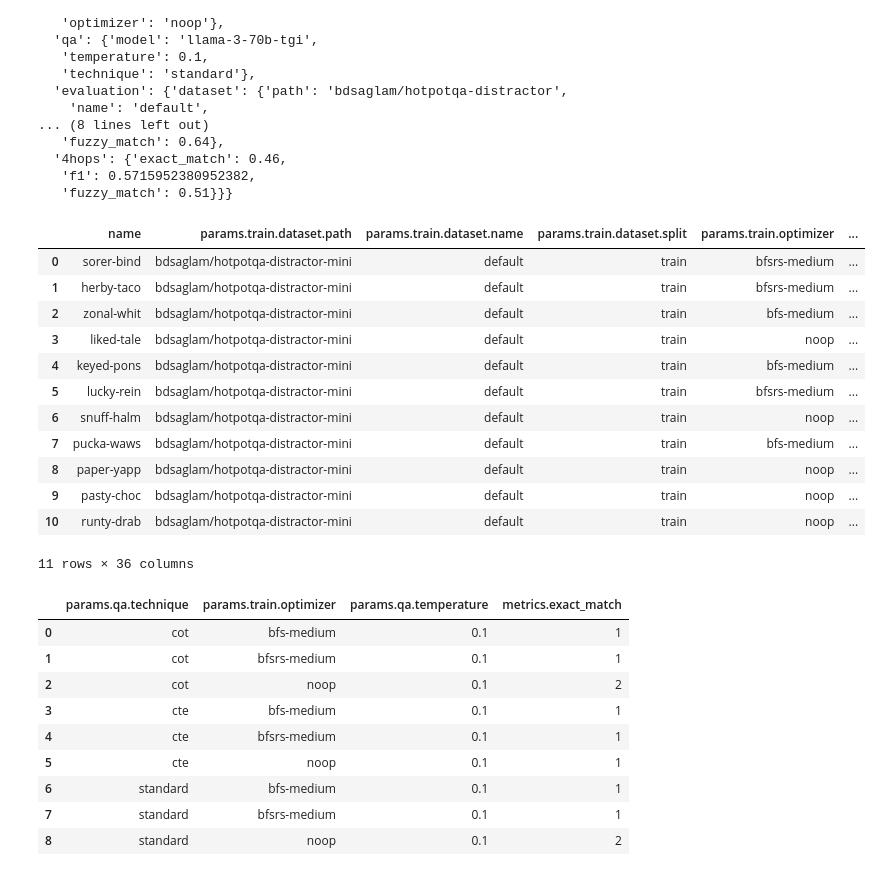
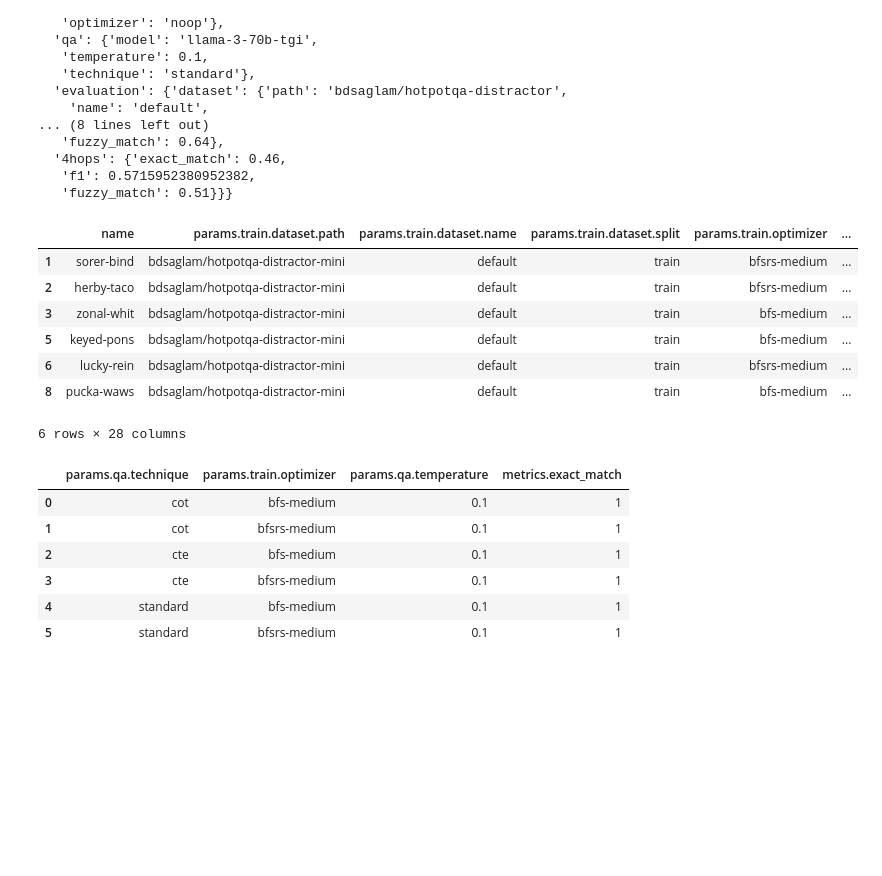
Before and after one commit to bdsaglam/pipeline-mhqa-dspy, a Jupyter notebook: nbs/hotpotqa.ipynb, the cells around one changed output. Drawn from its saved outputs; the diff is of its cells as text; code cells hidden in the pictures; blank space fills up the shorter version.

```diff
--- a/nbs/hotpotqa.ipynb
+++ b/nbs/hotpotqa.ipynb
@@ -6,7 +6,11 @@ import matplotlib.pyplot as plt
 # %%
 from bellem.dvc.experiment import load_experiments
 
-experiments = load_experiments('hotpotqa.json')
+filenames = [
+    "hotpotqa.json",
+]
+
+experiments = [exp for filename in filenames for exp in load_experiments(filename)]
 print(f"{len(experiments)} experiments")
 experiments[0]
 # %% [output]
@@ -30,29 +34,23 @@ experiments[0]
    'fuzzy_match': 0.51}}}
 # %%
 df = pd.json_normalize(experiments).drop(columns=["commit", "id"])
+df = df[df["params.evaluation.dataset.path"] == "bdsaglam/hotpotqa-distractor"].copy()
+df.drop(columns=[col for col in df.columns if 'fuzzy' in col], inplace=True)
 
 param_cols = [col for col in df.columns if col.startswith("params.")]
 metric_cols = [col for col in df.columns if col.startswith("metrics.")]
-# df.drop_duplicates(subset=param_cols, inplace=True)
-
-df = df[~df['name'].isin([None])].copy()
-df = df[df['params.evaluation.dataset.path']=='bdsaglam/hotpotqa-distractor'].copy()
-df.reset_index(drop=True, inplace=True)
+df.dropna(subset=param_cols + metric_cols, inplace=True, how="any")
+df.drop_duplicates(subset=param_cols, inplace=True)
 df
 # %% [output]
 |  | name | params.train.dataset.path | params.train.dataset.name | params.train.dataset.split | params.train.optimizer | ... |
-| 0 | sorer-bind | bdsaglam/hotpotqa-distractor-mini | default | train | bfsrs-medium | ... |
-| 1 | herby-taco | bdsaglam/hotpotqa-distractor-mini | default | train | bfsrs-medium | ... |
-| 2 | zonal-whit | bdsaglam/hotpotqa-distractor-mini | default | train | bfs-medium | ... |
-| 3 | liked-tale | bdsaglam/hotpotqa-distractor-mini | default | train | noop | ... |
-| 4 | keyed-pons | bdsaglam/hotpotqa-distractor-mini | default | train | bfs-medium | ... |
-| 5 | lucky-rein | bdsaglam/hotpotqa-distractor-mini | default | train | bfsrs-medium | ... |
-| 6 | snuff-halm | bdsaglam/hotpotqa-distractor-mini | default | train | noop | ... |
-| 7 | pucka-waws | bdsaglam/hotpotqa-distractor-mini | default | train | bfs-medium | ... |
-| 8 | paper-yapp | bdsaglam/hotpotqa-distractor-mini | default | train | noop | ... |
-| 9 | pasty-choc | bdsaglam/hotpotqa-distractor-mini | default | train | noop | ... |
-| 10 | runty-drab | bdsaglam/hotpotqa-distractor-mini | default | train | noop | ... |
+| 1 | sorer-bind | bdsaglam/hotpotqa-distractor-mini | default | train | bfsrs-medium | ... |
+| 2 | herby-taco | bdsaglam/hotpotqa-distractor-mini | default | train | bfsrs-medium | ... |
+| 3 | zonal-whit | bdsaglam/hotpotqa-distractor-mini | default | train | bfs-medium | ... |
+| 5 | keyed-pons | bdsaglam/hotpotqa-distractor-mini | default | train | bfs-medium | ... |
+| 6 | lucky-rein | bdsaglam/hotpotqa-distractor-mini | default | train | bfsrs-medium | ... |
+| 8 | pucka-waws | bdsaglam/hotpotqa-distractor-mini | default | train | bfs-medium | ... |
-11 rows × 36 columns
+6 rows × 28 columns
 # %%
 target_params = ["params.qa.technique", "params.train.optimizer", "params.qa.temperature"]
 # %%
@@ -63,13 +61,10 @@ run_counts.loc[mask]
 |  | params.qa.technique | params.train.optimizer | params.qa.temperature | metrics.exact_match |
 | 0 | cot | bfs-medium | 0.1 | 1 |
 | 1 | cot | bfsrs-medium | 0.1 | 1 |
-| 2 | cot | noop | 0.1 | 2 |
-| 3 | cte | bfs-medium | 0.1 | 1 |
-| 4 | cte | bfsrs-medium | 0.1 | 1 |
-| 5 | cte | noop | 0.1 | 1 |
-| 6 | standard | bfs-medium | 0.1 | 1 |
-| 7 | standard | bfsrs-medium | 0.1 | 1 |
-| 8 | standard | noop | 0.1 | 2 |
+| 2 | cte | bfs-medium | 0.1 | 1 |
+| 3 | cte | bfsrs-medium | 0.1 | 1 |
+| 4 | standard | bfs-medium | 0.1 | 1 |
+| 5 | standard | bfsrs-medium | 0.1 | 1 |
 # %%
 df.sort_values(by='metrics.f1', ascending=False)[['name'] + target_params + ['metrics.f1']].head(10)
 # %% [output]
```
Also changed, not shown: parts of 5 cells of this notebook.
